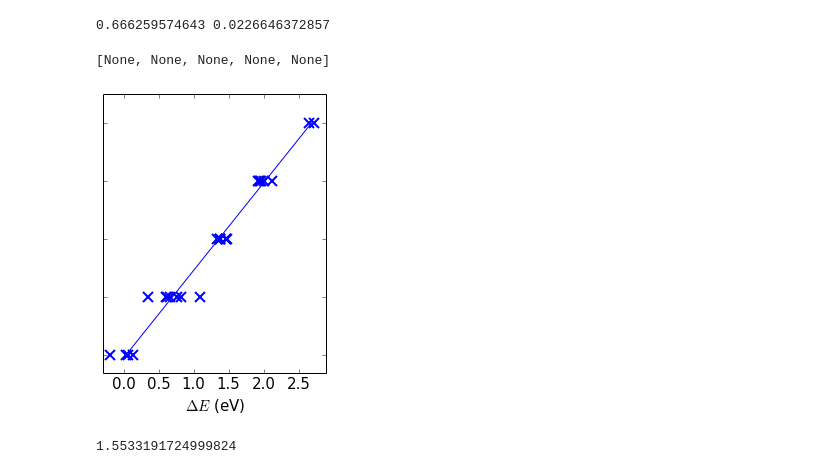
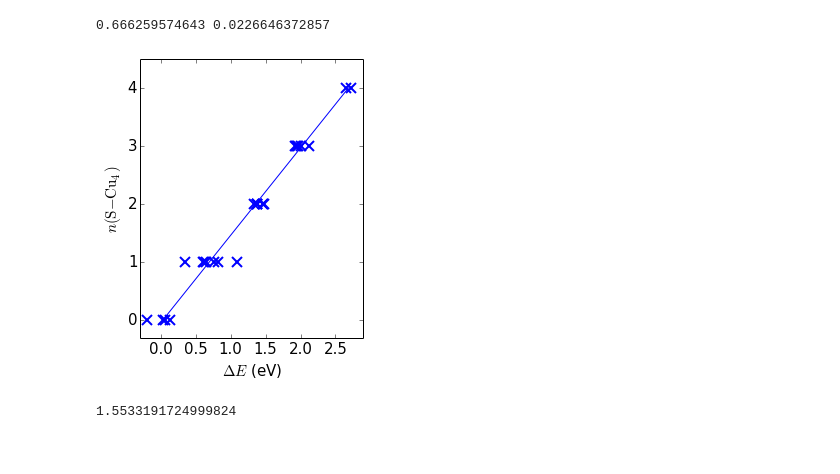
Before and after one commit to pzawadzk/IPython-NB-absorbers, a Jupyter notebook: P6_Disordered_CTS_defects.ipynb, the cells around one changed output. Cells and saved outputs as stored; diff of their text form; code cells hidden in the pictures.

Commit message:
plot dos

```diff
--- a/P6_Disordered_CTS_defects.ipynb
+++ b/P6_Disordered_CTS_defects.ipynb
@@ -129,32 +129,32 @@ print a,b
 # %%
 figure(figsize=(4,5))
 ax = gca()
 
 #plot(x, N, '-x', markeredgewidth=2, markersize=10)
 #plt.errorbar(x, Em, yerr=Es, fmt='xb')
 
 for key in data.keys():
     for point in data[key]:
         point = point.__float__() - ref_0
 
         ax.plot([point],[key,],  'bx', markersize=10, markeredgewidth=2)
 
 
 plot(E_fit, x_fit, '-b')
 ax.axis(ymin=-0.3, ymax=4.5, xmin=-0.3, xmax=2.9)
 
 ax.yaxis.set_major_locator(FixedLocator(list(np.linspace(0.0,4,5))))
 ax.xaxis.set_major_locator(FixedLocator(list(np.linspace(0., 2.5,6))))
 
 
 
-#ax.set_ylabel('$n(\mathrm{S-Cu}_4)$')
+ax.set_ylabel('$n(\mathrm{S-Cu}_4)$')
 
 ax.set_xlabel('$\Delta E$ (eV)')
-plt.setp(ax.get_yticklabels(), visible=False)
+#plt.setp(ax.get_yticklabels(), visible=False)
+savefig('Energy_Cu_Sn.pdf')
 # %% [output]
-[None, None, None, None, None]
-[figure, old version]
+[figure, new version]
 # %%
 ref_0
 # %% [output]
```
Also changed, not shown: 5 other files.
